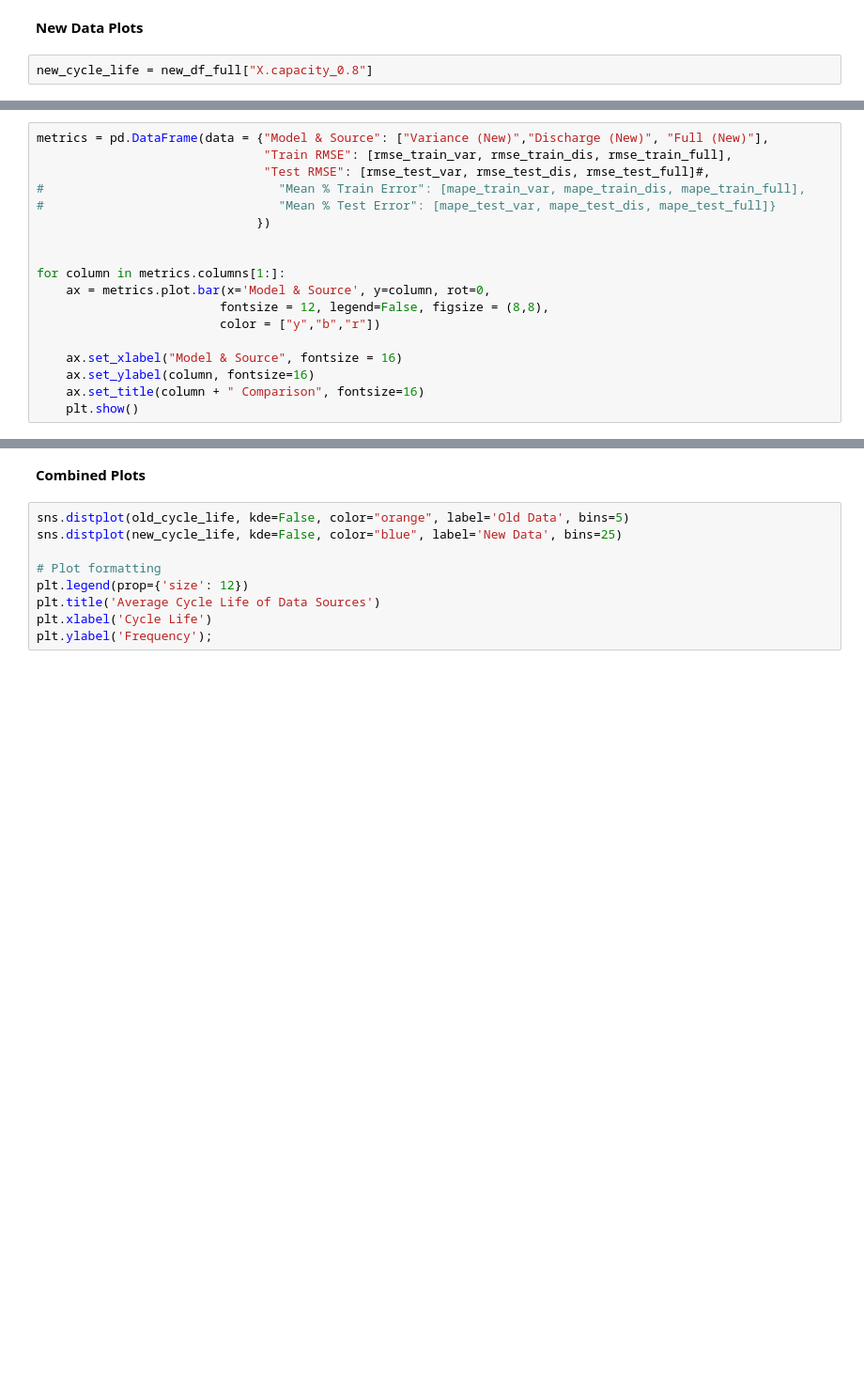
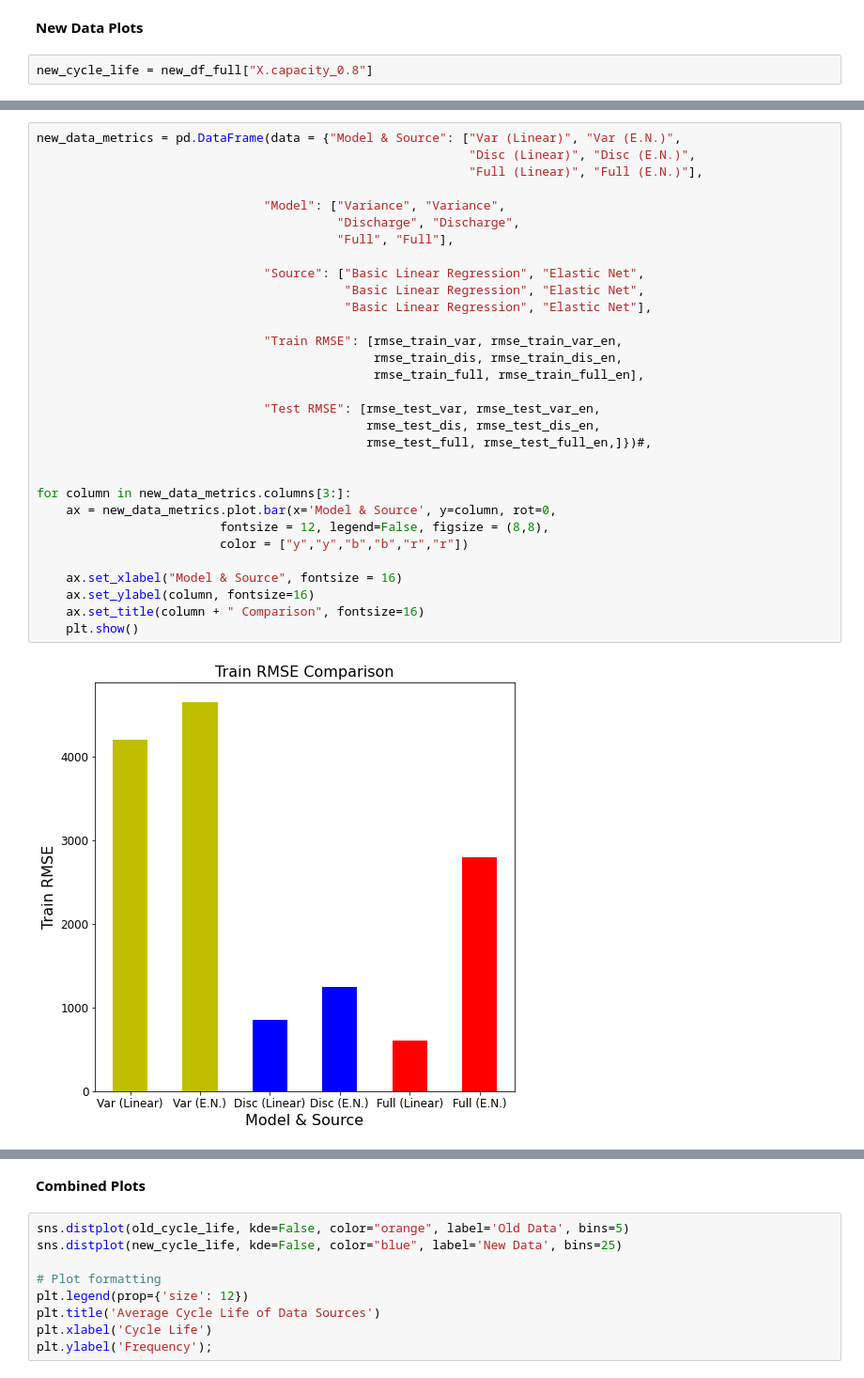
Before and after one commit to ayakkala1/TRI-Capstone, a Jupyter notebook: model_recreation.ipynb, the cells around one changed output, grey strips where cells are left out. Shown: that part at 94% size. Drawn from its saved outputs; the diff is of its cells as text; blank space fills up the shorter version.

```diff
--- a/model_recreation.ipynb
+++ b/model_recreation.ipynb
@@ -890,18 +1167,33 @@ for feature in X_test_full.columns:
 # %%
-metrics = pd.DataFrame(data = {"Model & Source": ["Variance (New)","Discharge (New)", "Full (New)"],
-                               "Train RMSE": [rmse_train_var, rmse_train_dis, rmse_train_full],
-                               "Test RMSE": [rmse_test_var, rmse_test_dis, rmse_test_full]#,
-#                                "Mean % Train Error": [mape_train_var, mape_train_dis, mape_train_full],
-#                                "Mean % Test Error": [mape_test_var, mape_test_dis, mape_test_full]}
-                              })
+new_data_metrics = pd.DataFrame(data = {"Model & Source": ["Var (Linear)", "Var (E.N.)",
+                                                           "Disc (Linear)", "Disc (E.N.)",
+                                                           "Full (Linear)", "Full (E.N.)"],
+
+                               "Model": ["Variance", "Variance",
+                                         "Discharge", "Discharge",
+                                         "Full", "Full"],
+
+                               "Source": ["Basic Linear Regression", "Elastic Net",
+                                          "Basic Linear Regression", "Elastic Net",
+                                          "Basic Linear Regression", "Elastic Net"],
+
+                               "Train RMSE": [rmse_train_var, rmse_train_var_en,
+                                              rmse_train_dis, rmse_train_dis_en,
+                                              rmse_train_full, rmse_train_full_en],
+
+                               "Test RMSE": [rmse_test_var, rmse_test_var_en,
+                                             rmse_test_dis, rmse_test_dis_en,
+                                             rmse_test_full, rmse_test_full_en,]})#,
 
 
-for column in metrics.columns[1:]:
-    ax = metrics.plot.bar(x='Model & Source', y=column, rot=0,
+for column in new_data_metrics.columns[3:]:
+    ax = new_data_metrics.plot.bar(x='Model & Source', y=column, rot=0,
                          fontsize = 12, legend=False, figsize = (8,8),
-                         color = ["y","b","r"])
+                         color = ["y","y","b","b","r","r"])
 
     ax.set_xlabel("Model & Source", fontsize = 16)
     ax.set_ylabel(column, fontsize=16)
     ax.set_title(column + " Comparison", fontsize=16)
     plt.show()
+# %% [output]
+[figure, added]
```
Also changed, not shown: parts of 27 cells of this notebook.
